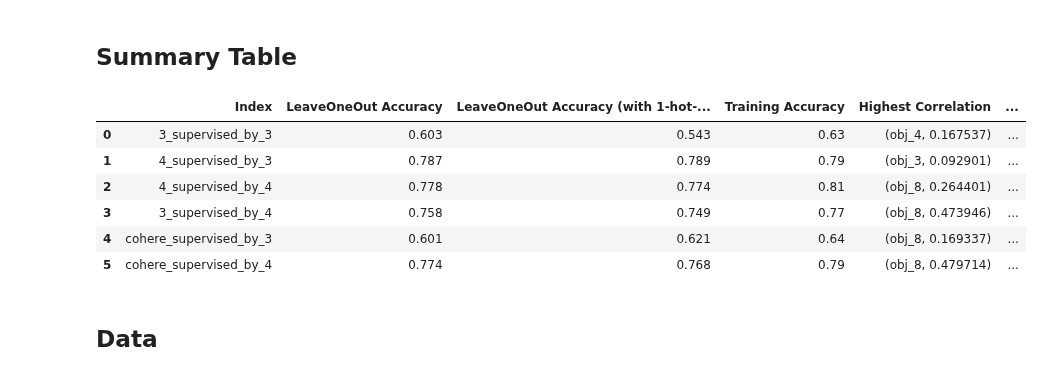
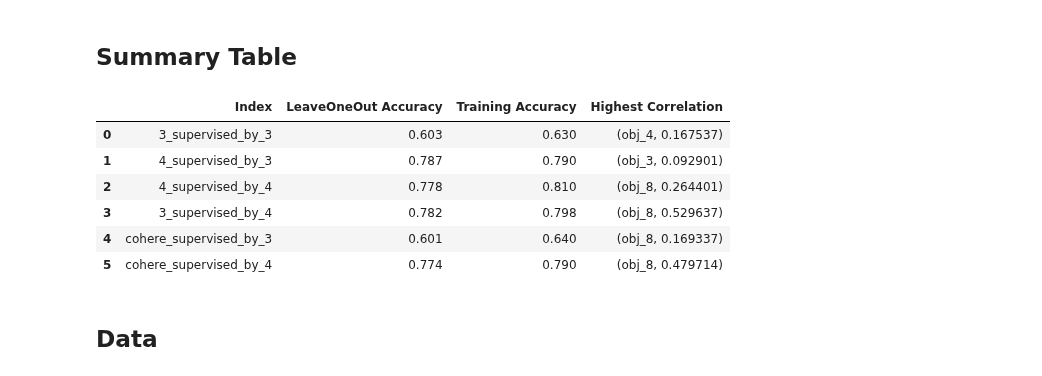
Before and after one commit to OpenBioLink/ThoughtSource, a Jupyter notebook: notebooks/reflection_messages/reflection_to_prediction_no_helpers.ipynb, the cells around one changed output. Drawn from its saved outputs; the diff is of its cells as text; code cells hidden in the pictures.

```diff
--- a/notebooks/reflection_messages/reflection_to_prediction_no_helpers.ipynb
+++ b/notebooks/reflection_messages/reflection_to_prediction_no_helpers.ipynb
@@ -3,35 +3,33 @@
 # %%
 """GPT-3.5 supervising GPT-4 is more indicative for a correct answer than vice versa"""
 
 import pandas as pd
 
 data = {
     'Index': ['cohere_supervised_by_4', '3_supervised_by_3', '4_supervised_by_3', '4_supervised_by_4', '3_supervised_by_4', 'cohere_supervised_by_3'],
-    'LeaveOneOut Accuracy': [0.774, 0.603, 0.787, 0.778, 0.758, 0.601],
-    'LeaveOneOut Accuracy (with 1-hot-encoding)': [0.768, 0.543, 0.789, 0.774, 0.749, 0.621],
-    'Training Accuracy': [0.79, 0.63, 0.79, 0.81, 0.77, 0.64],
-    'Highest Correlation': [('obj_8', 0.479714), ('obj_4', 0.167537), ('obj_3', 0.092901), ('obj_8', 0.264401), ('obj_8', 0.473946), ('obj_8', 0.169337)],
-    'Highest 1-hot-encoding Correlation Variable': [('lowest_keys_obj_11', -0.312880), ('lowest_keys_obj_10', 0.136698), ('lowest_keys_obj_5', 0.10201), ('lowest_keys_obj_9', 0.195307), ('lowest_keys_obj_9', 0.381784), ('lowest_keys_obj_2', 0.024953)]
+    'LeaveOneOut Accuracy': [0.774, 0.603, 0.787, 0.778, 0.782, 0.601],
+    'Training Accuracy': [0.79, 0.63, 0.79, 0.81, 0.798, 0.64],
+    'Highest Correlation': [('obj_8', 0.479714), ('obj_4', 0.167537), ('obj_3', 0.092901), ('obj_8', 0.264401), ('obj_8',  0.529637), ('obj_8', 0.169337)]
 }
 
 df = pd.DataFrame(data)
 
 # Move '4_supervises_cohere' row to the last position
 df = pd.concat([df[df['Index'] != 'cohere_supervised_by_4'], df[df['Index'] == 'cohere_supervised_by_4']])
 
 # Reset the index of the DataFrame
 df.reset_index(drop=True, inplace=True)
 
 # Print the updated DataFrame
 df
 # %% [output]
-|  | Index | LeaveOneOut Accuracy | LeaveOneOut Accuracy (with 1-hot-... | Training Accuracy | Highest Correlation | ... |
-| 0 | 3_supervised_by_3 | 0.603 | 0.543 | 0.63 | (obj_4, 0.167537) | ... |
-| 1 | 4_supervised_by_3 | 0.787 | 0.789 | 0.79 | (obj_3, 0.092901) | ... |
-| 2 | 4_supervised_by_4 | 0.778 | 0.774 | 0.81 | (obj_8, 0.264401) | ... |
-| 3 | 3_supervised_by_4 | 0.758 | 0.749 | 0.77 | (obj_8, 0.473946) | ... |
-| 4 | cohere_supervised_by_3 | 0.601 | 0.621 | 0.64 | (obj_8, 0.169337) | ... |
-| 5 | cohere_supervised_by_4 | 0.774 | 0.768 | 0.79 | (obj_8, 0.479714) | ... |
+|  | Index | LeaveOneOut Accuracy | Training Accuracy | Highest Correlation |
+| 0 | 3_supervised_by_3 | 0.603 | 0.630 | (obj_4, 0.167537) |
+| 1 | 4_supervised_by_3 | 0.787 | 0.790 | (obj_3, 0.092901) |
+| 2 | 4_supervised_by_4 | 0.778 | 0.810 | (obj_8, 0.264401) |
+| 3 | 3_supervised_by_4 | 0.782 | 0.798 | (obj_8, 0.529637) |
+| 4 | cohere_supervised_by_3 | 0.601 | 0.640 | (obj_8, 0.169337) |
+| 5 | cohere_supervised_by_4 | 0.774 | 0.790 | (obj_8, 0.479714) |
 # %% [markdown]
 ## Data
 # %% [markdown]
```
Also changed, not shown: parts of 8 cells of this notebook, 3 other files.
